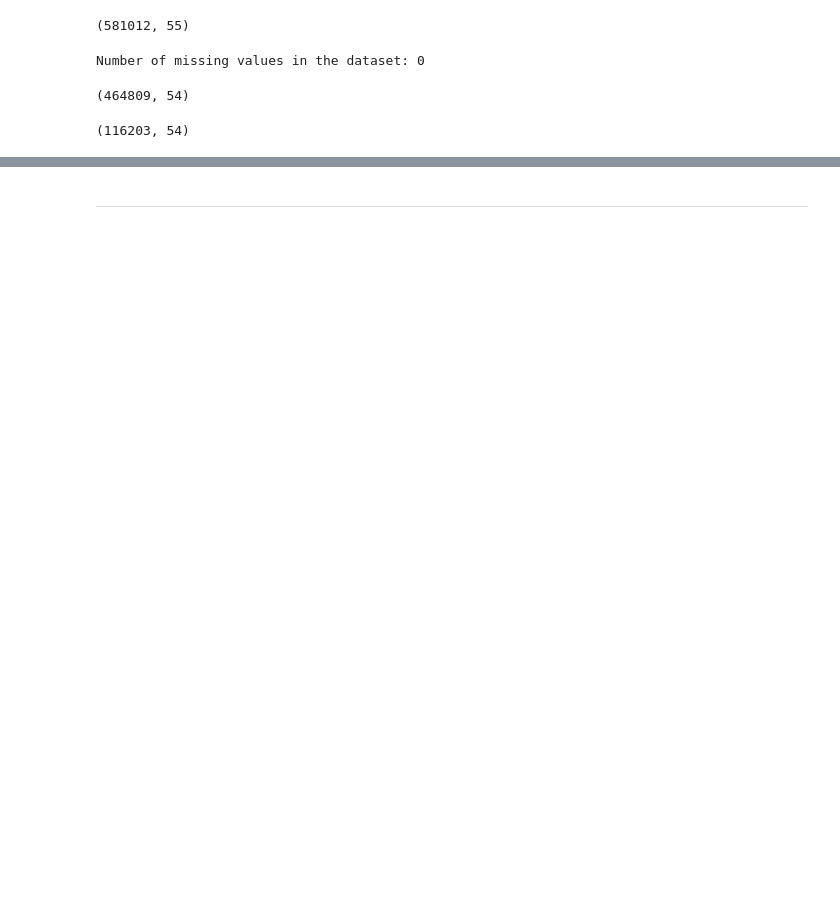
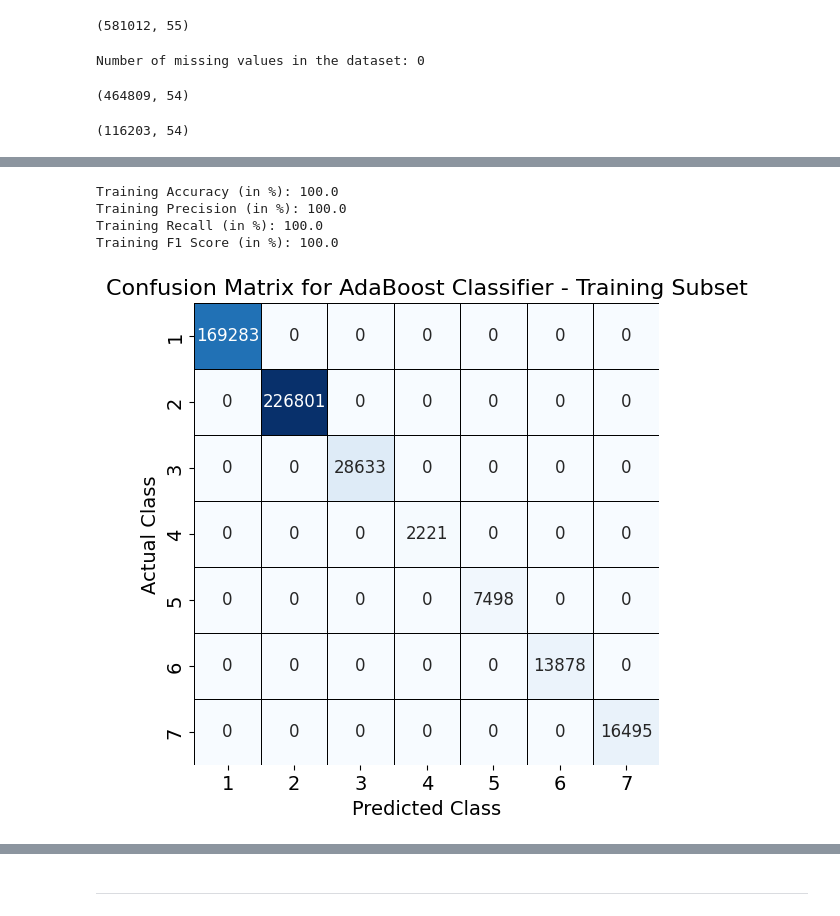
Before and after one commit to Mouleshwar3238/Forest_Cover_Classification, a Jupyter notebook: AdaBoost_ForestCover.ipynb, the cells around one changed output, grey strips where cells are left out. Cells and saved outputs as stored; diff of their text form; code cells hidden in the pictures; blank space fills up the shorter version.

```diff
--- a/AdaBoost_ForestCover.ipynb
+++ b/AdaBoost_ForestCover.ipynb
@@ -416,0 +174,35 @@ plt.show()
+# %%
+best_adb_clf = halving_search.best_estimator_
+
+# Making predictions with the best estimator
+y_train_pred = best_adb_clf.predict(X_train)
+y_test_pred = best_adb_clf.predict(X_test)
+# %%
+# Computing the performance metrics for the training subset
+train_accuracy = accuracy_score(y_train, y_train_pred)
+train_precision = precision_score(y_train, y_train_pred, average='weighted')
+train_recall = recall_score(y_train, y_train_pred, average='weighted')
+train_f1 = f1_score(y_train, y_train_pred, average='weighted')
+
+print("Training Accuracy (in %):",round(train_accuracy*100,3))
+print("Training Precision (in %):",round(train_precision*100,3))
+print("Training Recall (in %):",round(train_recall*100,3))
+print("Training F1 Score (in %):",round(train_f1*100,3))
+# %% [output]
+Training Accuracy (in %): 100.0
+Training Precision (in %): 100.0
+Training Recall (in %): 100.0
+Training F1 Score (in %): 100.0
+# %%
+conf_mat_train = confusion_matrix(y_train,y_train_pred)
+
+plt.figure(figsize=(6,6))
+sns.heatmap(conf_mat_train, annot=True, fmt='d', cmap='Blues', cbar=False, linewidths=0.5, linecolor='black',
+            xticklabels=best_adb_clf.classes_, yticklabels=best_adb_clf.classes_, annot_kws={"size": 12})
+plt.xlabel('Predicted Class', color='black', fontsize=14)
+plt.ylabel('Actual Class', color='black', fontsize=14)
+plt.title('Confusion Matrix for AdaBoost Classifier - Training Subset', color='black', fontsize=16)
+plt.tick_params(axis='both', which='major', labelsize=14)
+plt.show()
+# %% [output]
+[figure, added]
```
Also changed, not shown: parts of 42 cells of this notebook.
